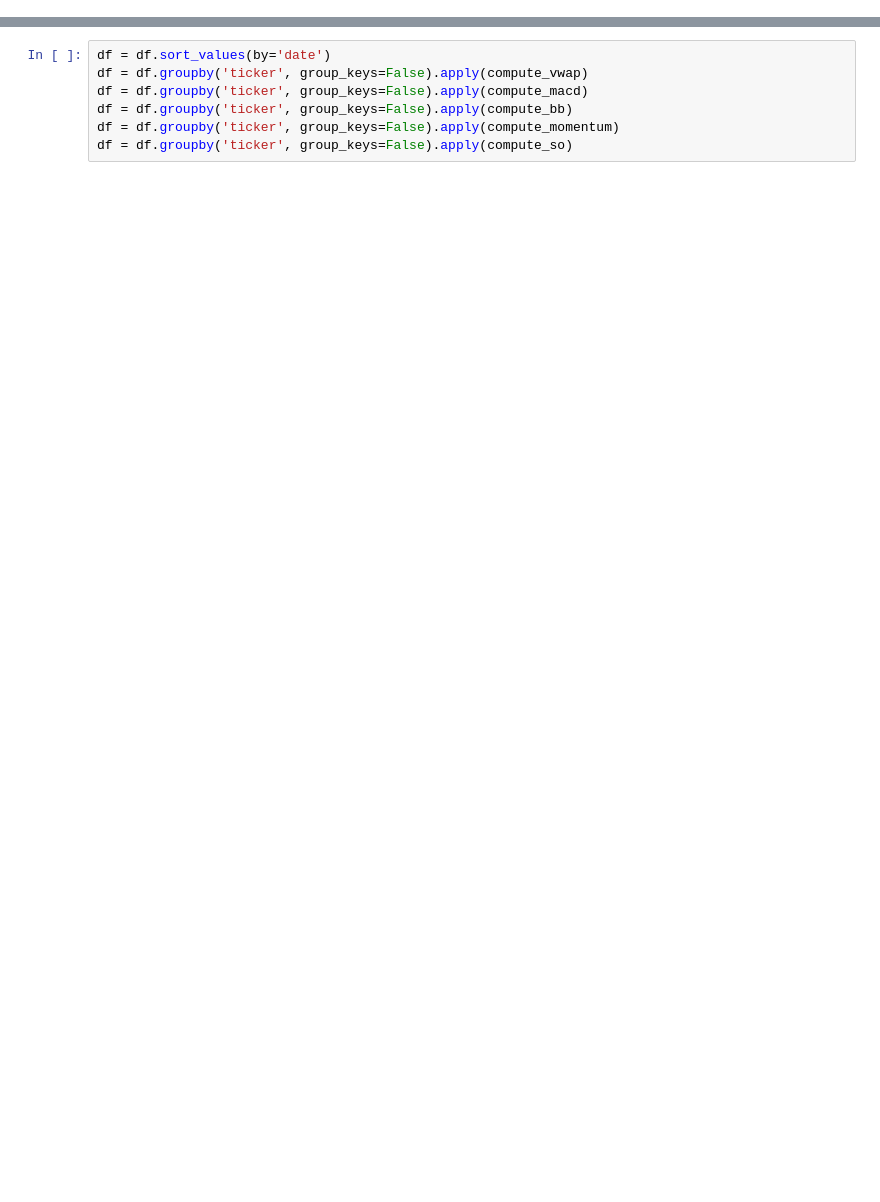
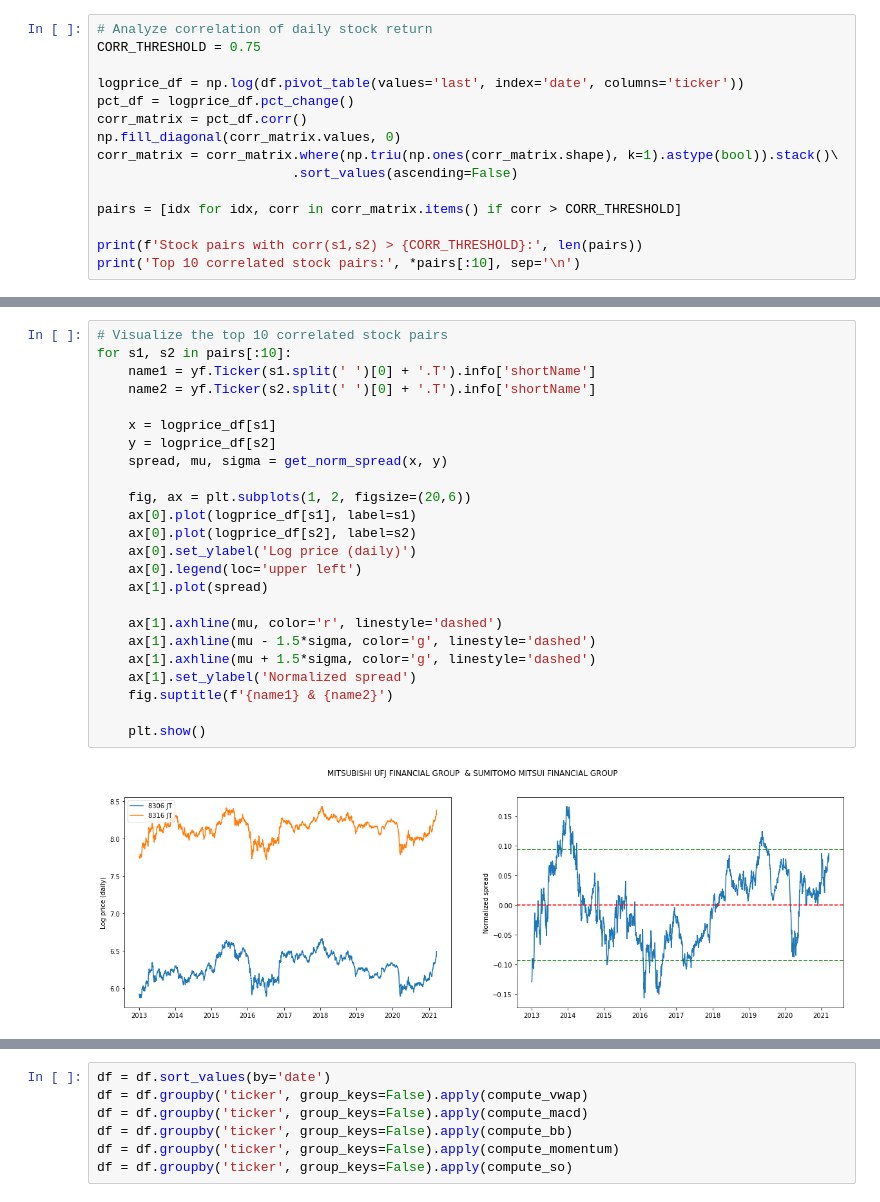
Before and after one commit to zyunnn/playground_project, a Jupyter notebook: coding_test.ipynb, the cells around one changed output, grey strips where cells are left out. Saved outputs shown, nothing was run; the diff lists cells and outputs as text; blank space fills up the shorter version.

```diff
--- a/coding_test.ipynb
+++ b/coding_test.ipynb
@@ -21,0 +56,15 @@ Number of tickers: 248
+# %%
+# Analyze correlation of daily stock return
+CORR_THRESHOLD = 0.75
+
+logprice_df = np.log(df.pivot_table(values='last', index='date', columns='ticker'))
+pct_df = logprice_df.pct_change()
+corr_matrix = pct_df.corr()
+np.fill_diagonal(corr_matrix.values, 0)
+corr_matrix = corr_matrix.where(np.triu(np.ones(corr_matrix.shape), k=1).astype(bool)).stack()\
+                         .sort_values(ascending=False)
+
+pairs = [idx for idx, corr in corr_matrix.items() if corr > CORR_THRESHOLD]
+
+print(f'Stock pairs with corr(s1,s2) > {CORR_THRESHOLD}:', len(pairs))
+print('Top 10 correlated stock pairs:', *pairs[:10], sep='\n')
@@ -21,0 +136,26 @@ Number of tickers: 248
+# %%
+# Visualize the top 10 correlated stock pairs
+for s1, s2 in pairs[:10]:
+    name1 = yf.Ticker(s1.split(' ')[0] + '.T').info['shortName']
+    name2 = yf.Ticker(s2.split(' ')[0] + '.T').info['shortName']
+
+    x = logprice_df[s1]
+    y = logprice_df[s2]
+    spread, mu, sigma = get_norm_spread(x, y)
+
+    fig, ax = plt.subplots(1, 2, figsize=(20,6))
+    ax[0].plot(logprice_df[s1], label=s1)
+    ax[0].plot(logprice_df[s2], label=s2)
+    ax[0].set_ylabel('Log price (daily)')
+    ax[0].legend(loc='upper left')
+    ax[1].plot(spread)
+
+    ax[1].axhline(mu, color='r', linestyle='dashed')
+    ax[1].axhline(mu - 1.5*sigma, color='g', linestyle='dashed')
+    ax[1].axhline(mu + 1.5*sigma, color='g', linestyle='dashed')
+    ax[1].set_ylabel('Normalized spread')
+    fig.suptitle(f'{name1} & {name2}')
+
+    plt.show()
+# %% [output]
+[figure, added]
```
Also changed, not shown: parts of 26 cells of this notebook, 1 other file.
